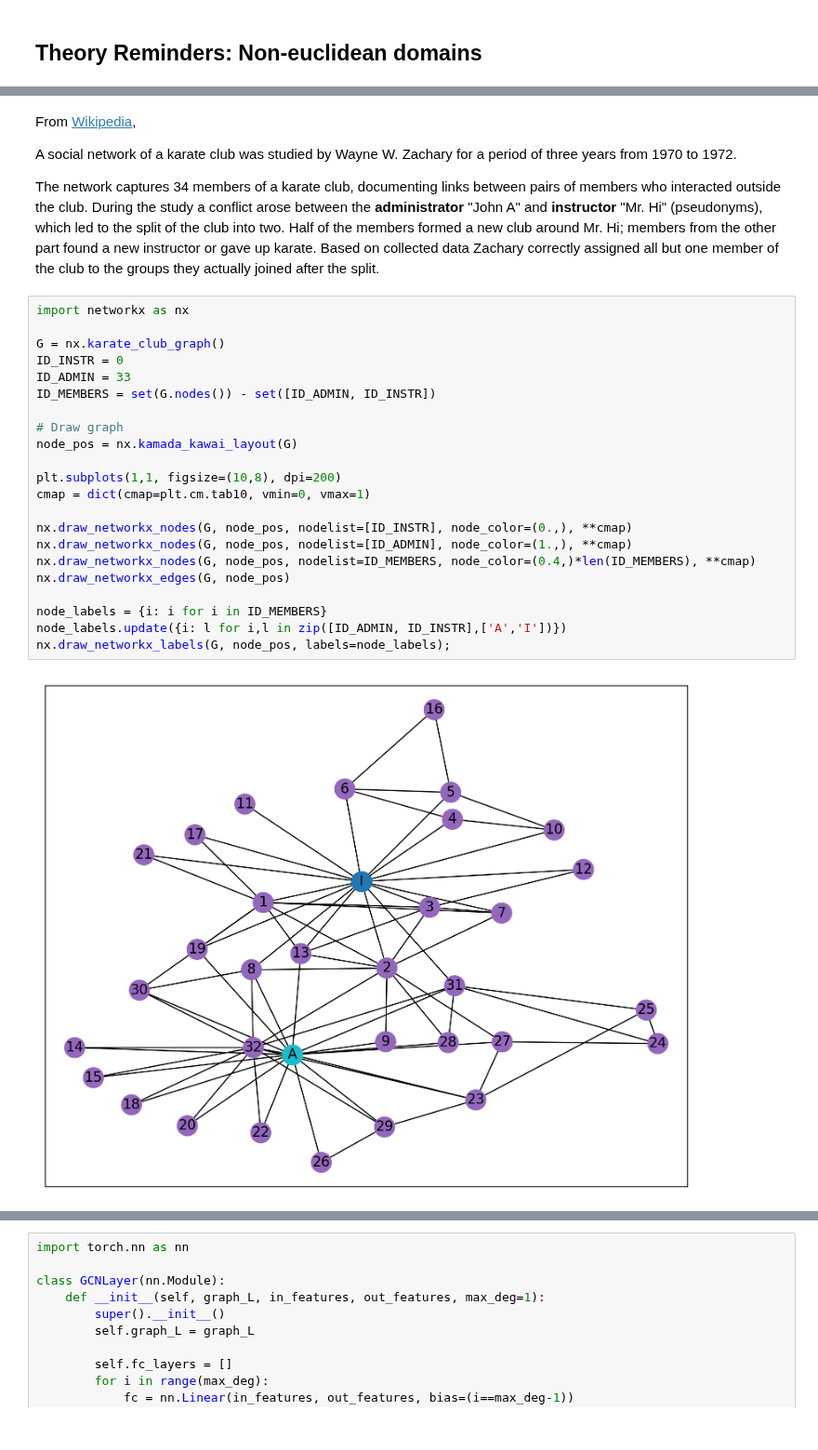
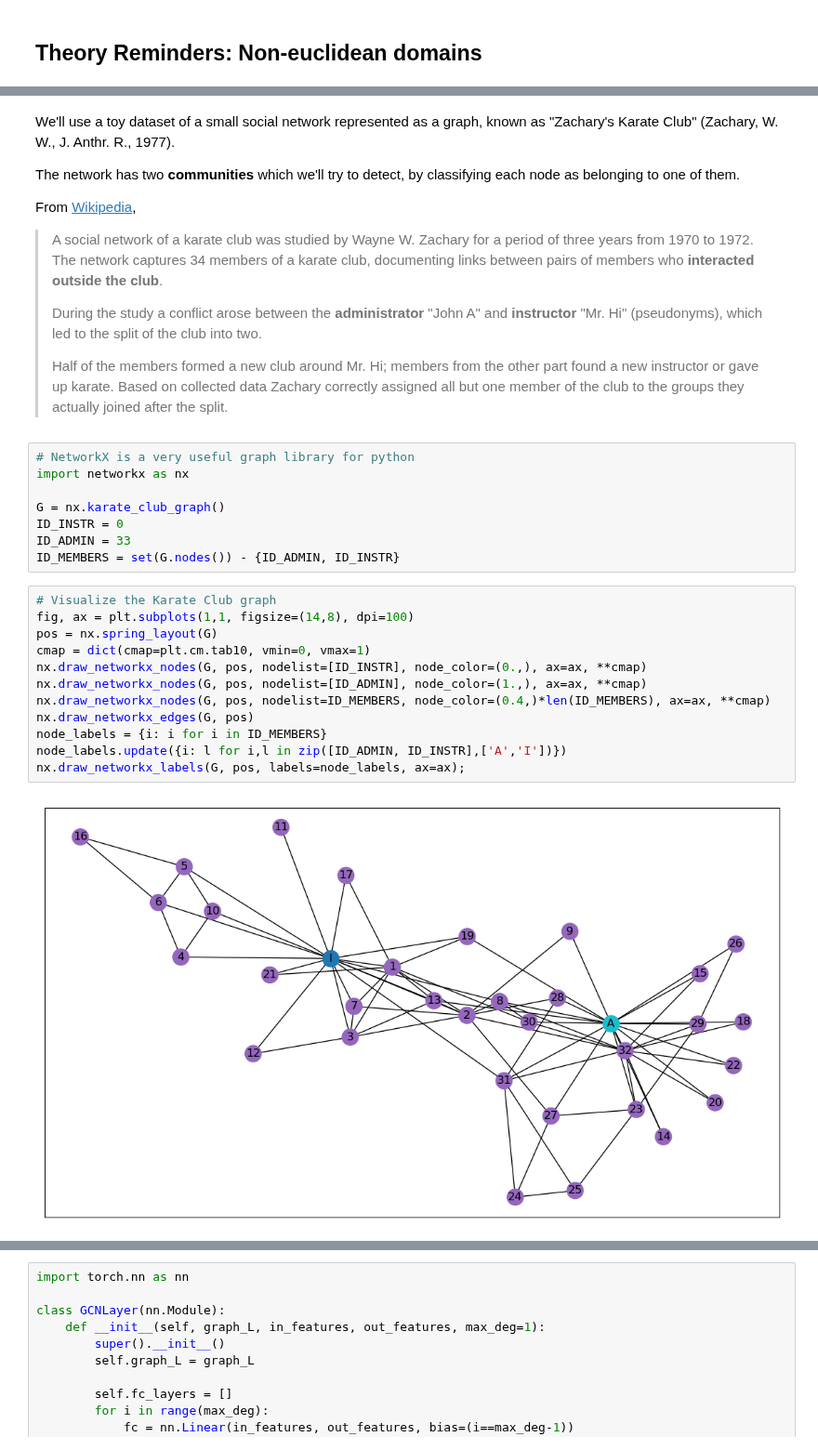
Before and after one commit to vistalab-technion/cs236781-tutorials, a Jupyter notebook: tutorial8/tutorial8-GeometricDL.ipynb, the cells around one changed output, grey strips where cells are left out. Shown at 93% size. Saved outputs shown, nothing was run; the diff lists cells and outputs as text.

Commit message:
tutorial 8: Part 1 implementation

```diff
--- a/tutorial8/tutorial8-GeometricDL.ipynb
+++ b/tutorial8/tutorial8-GeometricDL.ipynb
@@ -53,30 +55,36 @@ plt.cm.Accent
 # %% [markdown]
+We'll use a toy dataset of a small social network represented as a graph, known as "Zachary's Karate Club" (Zachary, W. W., J. Anthr. R., 1977).
+
+The network has two **communities** which we'll try to detect, by classifying each node as belonging to one of them.
+
 From [Wikipedia](https://en.wikipedia.org/wiki/Zachary%27s_karate_club),
 
-A social network of a karate club was studied by Wayne W. Zachary for a period of three years from 1970 to 1972.
-
-The network captures 34 members of a karate club, documenting links between pairs of members who interacted outside the club. During the study a conflict arose between the **administrator** "John A" and **instructor** "Mr. Hi" (pseudonyms), which led to the split of the club into two. Half of the members formed a new club around Mr. Hi; members from the other part found a new instructor or gave up karate. Based on collected data Zachary correctly assigned all but one member of the club to the groups they actually joined after the split.
+> A social network of a karate club was studied by Wayne W. Zachary for a period of three years from 1970 to 1972.
+> The network captures 34 members of a karate club, documenting links between pairs of members who **interacted outside the club**.
+>
+> During the study a conflict arose between the **administrator** "John A" and **instructor** "Mr. Hi" (pseudonyms), which led to the split of the club into two.
+>
+> Half of the members formed a new club around Mr. Hi; members from the other part found a new instructor or gave up karate. Based on collected data Zachary correctly assigned all but one member of the club to the groups they actually joined after the split.
+>
+# %%
+# NetworkX is a very useful graph library for python
+import networkx as nx
+
+G = nx.karate_club_graph()
+ID_INSTR = 0
+ID_ADMIN = 33
+ID_MEMBERS = set(G.nodes()) - {ID_ADMIN, ID_INSTR}
 # %%
-import networkx as nx
-
-G = nx.karate_club_graph()
-ID_INSTR = 0
-ID_ADMIN = 33
-ID_MEMBERS = set(G.nodes()) - set([ID_ADMIN, ID_INSTR])
-
-# Draw graph
-node_pos = nx.kamada_kawai_layout(G)
-
-plt.subplots(1,1, figsize=(10,8), dpi=200)
+# Visualize the Karate Club graph
+fig, ax = plt.subplots(1,1, figsize=(14,8), dpi=100)
+pos = nx.spring_layout(G)
 cmap = dict(cmap=plt.cm.tab10, vmin=0, vmax=1)
-
-nx.draw_networkx_nodes(G, node_pos, nodelist=[ID_INSTR], node_color=(0.,), **cmap)
-nx.draw_networkx_nodes(G, node_pos, nodelist=[ID_ADMIN], node_color=(1.,), **cmap)
-nx.draw_networkx_nodes(G, node_pos, nodelist=ID_MEMBERS, node_color=(0.4,)*len(ID_MEMBERS), **cmap)
-nx.draw_networkx_edges(G, node_pos)
-
+nx.draw_networkx_nodes(G, pos, nodelist=[ID_INSTR], node_color=(0.,), ax=ax, **cmap)
+nx.draw_networkx_nodes(G, pos, nodelist=[ID_ADMIN], node_color=(1.,), ax=ax, **cmap)
+nx.draw_networkx_nodes(G, pos, nodelist=ID_MEMBERS, node_color=(0.4,)*len(ID_MEMBERS), ax=ax, **cmap)
+nx.draw_networkx_edges(G, pos)
 node_labels = {i: i for i in ID_MEMBERS}
 node_labels.update({i: l for i,l in zip([ID_ADMIN, ID_INSTR],['A','I'])})
-nx.draw_networkx_labels(G, node_pos, labels=node_labels);
+nx.draw_networkx_labels(G, pos, labels=node_labels, ax=ax);
 # %% [output]
-[figure, old version]
+[figure, new version]
```
Also changed, not shown: parts of 29 cells of this notebook, 1 other file.
